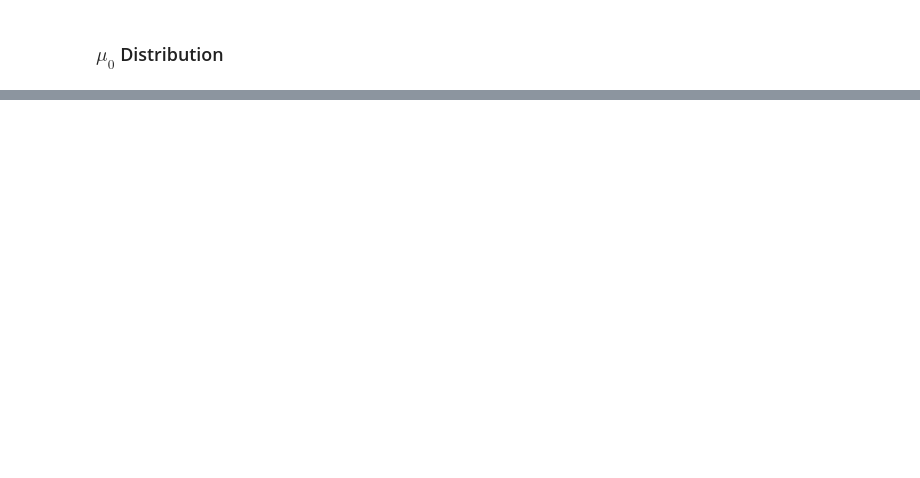
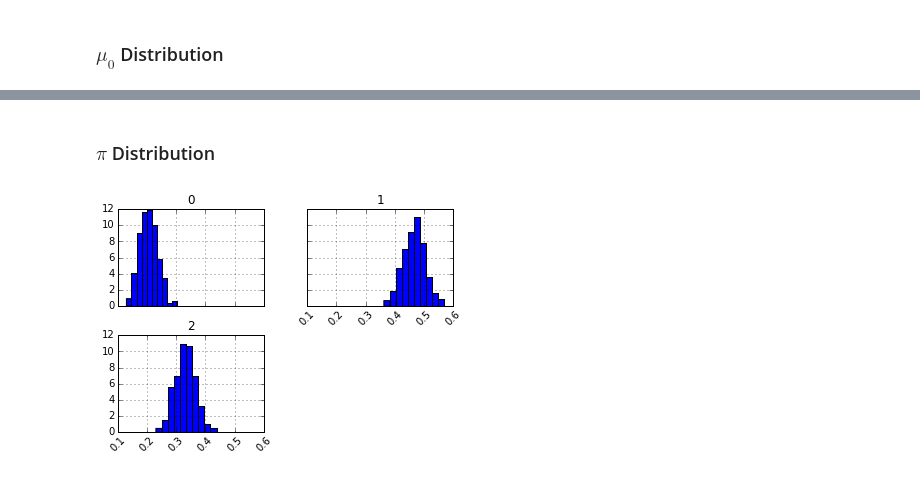
Before and after one commit to tdhopper/mcmc, a Jupyter notebook: Collapsed Gibbs Sampler for Finite Mixture Model with Hyperparameter Inference 2.0.ipynb, the cells around one changed output, grey strips where cells are left out. Cells and saved outputs as stored; diff of their text form; code cells hidden in the pictures; blank space fills up the shorter version.

```diff
--- a/Collapsed Gibbs Sampler for Finite Mixture Model with Hyperparameter Inference 2.0.ipynb
+++ b/Collapsed Gibbs Sampler for Finite Mixture Model with Hyperparameter Inference 2.0.ipynb
@@ -87,12 +87,12 @@ def suffstat_score(cluster, state):
     return np.array(terms).sum()
 
 
-
-def cluster_assign_score(current_cluster_size, num_clusters, alpha):
+def cluster_assign_score(cluster, state):
     """From Algorithm 24.1 in Murphy 2012
 
     What is the probability of the datapoint being in cluster?
     """
+    state['suffstats'][cluster].N, state['K'], state['alpha']
     return np.log(current_cluster_size + alpha * 1.0 / num_clusters)
 
 
@@ -108,7 +108,6 @@ def posterior_predictive_score(x, cluster, state):
     predictive_sigma2 = param_var + posterior_sigma2
     predictive_sd = np.sqrt(predictive_sigma2)
     return stats.norm(predictive_mu, predictive_sd).logpdf(x)
-
 
 
 def shuffle(state):
@@ -233,0 +238,7 @@ pd.Series(mu0).hist()
+# %% [markdown]
+### $\pi$ Distribution
+# %%
+pi = np.array([p["pi"] for p in samples])
+_ = pd.DataFrame(pi).hist(normed=True, xrot=45, sharey=True, sharex=True)
+# %% [output]
+[figure, added]
```
Also changed, not shown: parts of 10 cells of this notebook.
